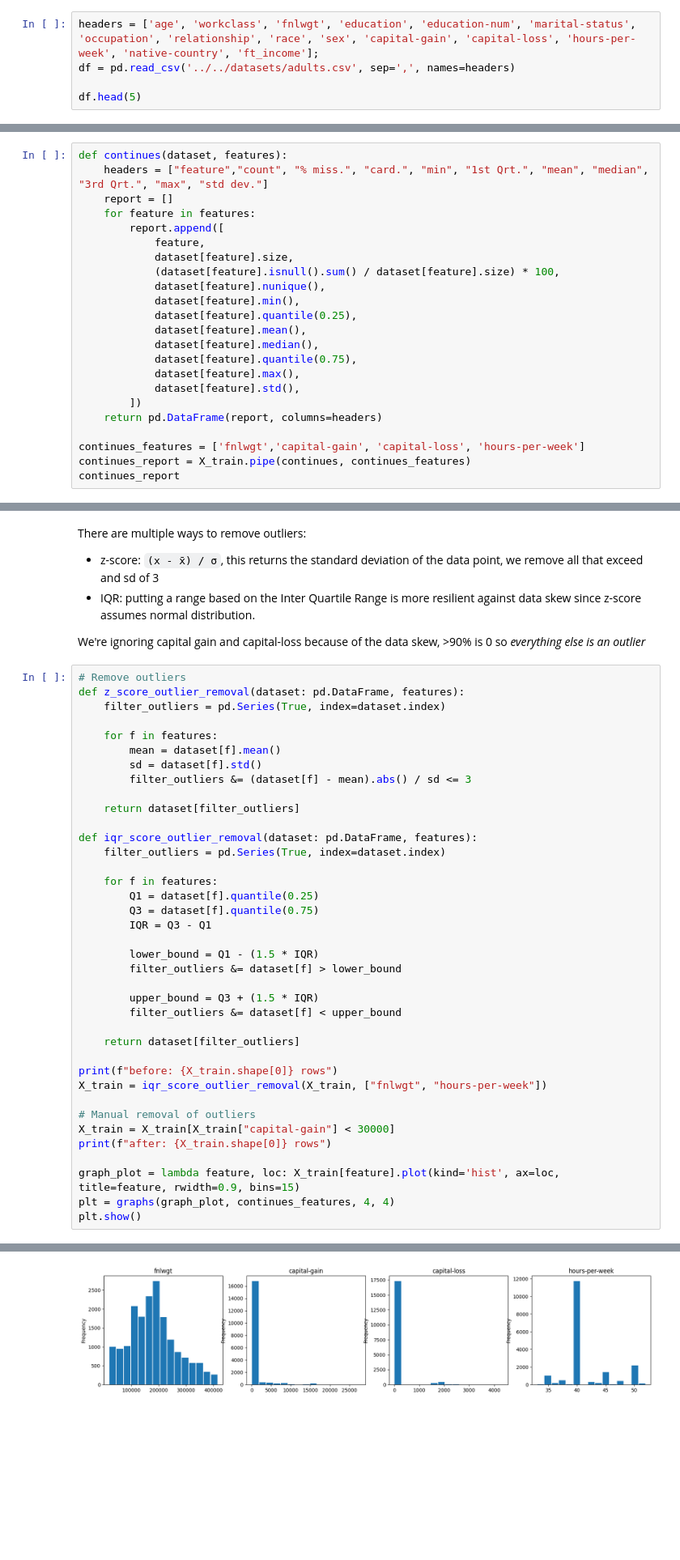
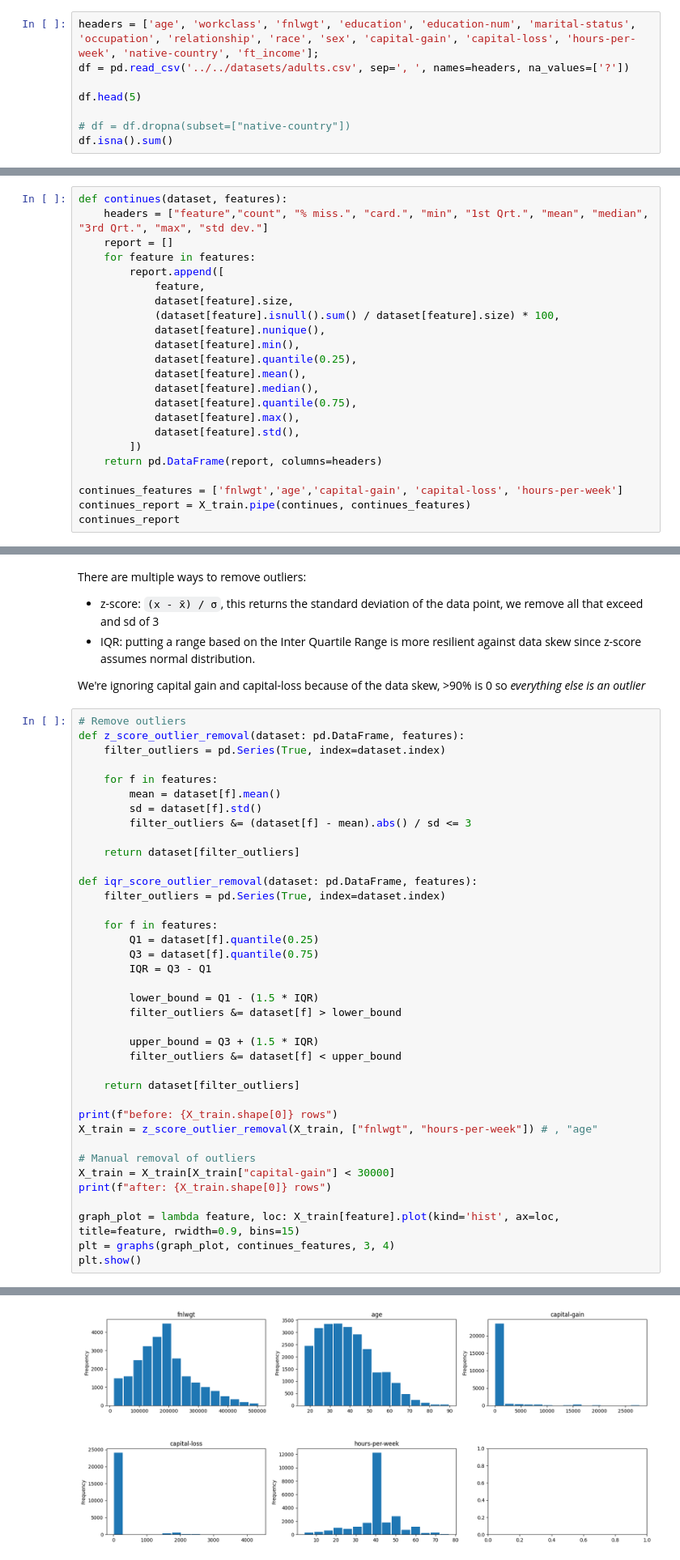
Before and after one commit to Aukevanoost/ml-algorithms, a Jupyter notebook: notebooks/data-preparation/_explanation.outliers.ipynb, the cells around one changed output, grey strips where cells are left out. Shown at 81% size. Cells and saved outputs as stored; diff of their text form; blank space fills up the shorter version.

```diff
--- a/notebooks/data-preparation/_explanation.outliers.ipynb
+++ b/notebooks/data-preparation/_explanation.outliers.ipynb
@@ -16,7 +16,10 @@ from sklearn.model_selection import train_test_split
 pd.set_option('display.float_format', lambda x: '%.1f' % x)
 # %%
 headers = ['age', 'workclass', 'fnlwgt', 'education', 'education-num', 'marital-status', 'occupation', 'relationship', 'race', 'sex', 'capital-gain', 'capital-loss', 'hours-per-week', 'native-country', 'ft_income'];
-df = pd.read_csv('../../datasets/adults.csv', sep=',', names=headers)
+df = pd.read_csv('../../datasets/adults.csv', sep=', ', names=headers, na_values=['?'])
 
 df.head(5)
+
+# df = df.dropna(subset=["native-country"])
+df.isna().sum()
 # %% [output]
@@ -54,7 +67,7 @@ def continues(dataset, features):
         ])
     return pd.DataFrame(report, columns=headers)
 
-continues_features = ['fnlwgt','capital-gain', 'capital-loss', 'hours-per-week']
+continues_features = ['fnlwgt','age','capital-gain', 'capital-loss', 'hours-per-week']
 continues_report = X_train.pipe(continues, continues_features)
 continues_report
 # %% [output]
@@ -121,14 +135,14 @@ def iqr_score_outlier_removal(dataset: pd.DataFrame, features):
     return dataset[filter_outliers]
 
 print(f"before: {X_train.shape[0]} rows")
-X_train = iqr_score_outlier_removal(X_train, ["fnlwgt", "hours-per-week"])
+X_train = z_score_outlier_removal(X_train, ["fnlwgt", "hours-per-week"]) # , "age"
 
 # Manual removal of outliers
 X_train = X_train[X_train["capital-gain"] < 30000]
 print(f"after: {X_train.shape[0]} rows")
 
 graph_plot = lambda feature, loc: X_train[feature].plot(kind='hist', ax=loc, title=feature, rwidth=0.9, bins=15)
-plt = graphs(graph_plot, continues_features, 4, 4)
+plt = graphs(graph_plot, continues_features, 3, 4)
 plt.show()
 # %% [output]
 before: 26048 rows
@@ -136,4 +150,4 @@ after: 18199 rows
-[figure, old version]
+[figure, new version]
 # %%
 f = 'hours-per-week'
 
```
Also changed, not shown: parts of 8 cells of this notebook, 2 other files.
